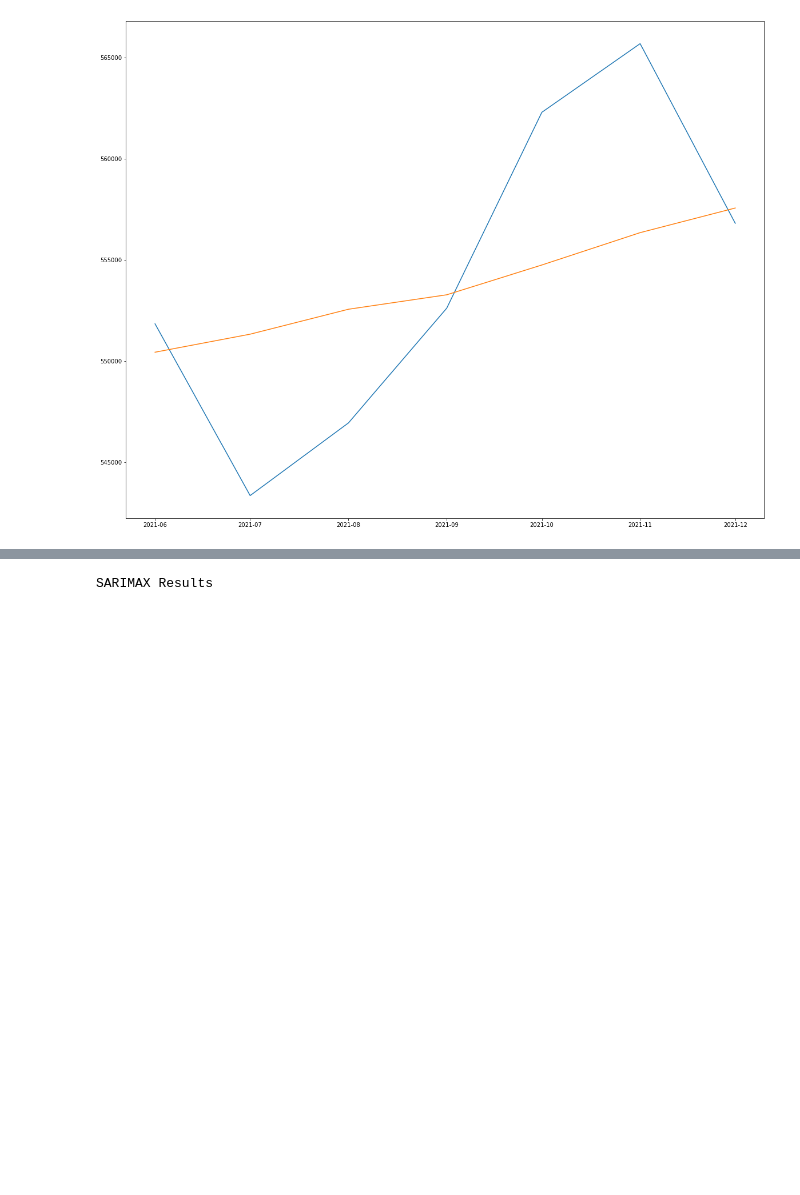
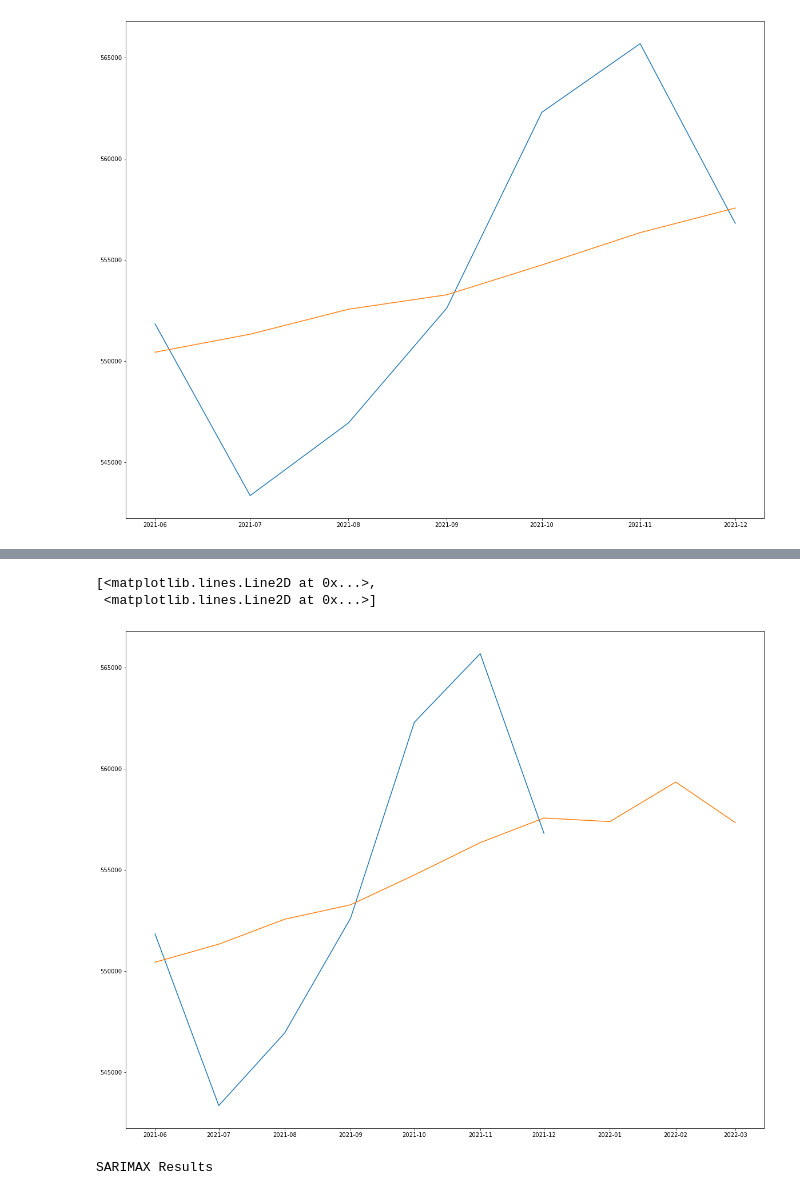
Before and after one commit to ColeBallard/retail-services-data, a Jupyter notebook: Code/Pipeline and ETL/WorkbookETL_ML.ipynb, the cells around one changed output, grey strips where cells are left out. Cells and saved outputs as stored; diff of their text form; code cells hidden in the pictures; blank space fills up the shorter version.

Commit message:
Add files via upload
Push with both forecasted visuals

```diff
--- a/Code/Pipeline and ETL/WorkbookETL_ML.ipynb
+++ b/Code/Pipeline and ETL/WorkbookETL_ML.ipynb
@@ -389,3 +389,16 @@ plt.plot(subplot)
 [<matplotlib.lines.Line2D at 0x...>,
  <matplotlib.lines.Line2D at 0x...>]
 [figure]
+# %%
+extended_forecast_non_stationary = model.predict(n=10, return_conf_int=True)
+# extended_forecast
+dates = ['2022-01-01','2022-02-01','2022-03-01']#, '2022-04-01','2022-05-01','2022-06-01'
+date_in_datetime = []
+for i in dates:
+    date_in_datetime.append(datetime.strptime(i, '%Y-%m-%d'))
+
+extended_index = pd.Index(date_in_datetime)
+new_index = test.index.append(extended_index)
+# print(new_index)
+extended_forecast_df_non_stationary = pd.DataFrame(extended_forecast_non_stationary[0],index = new_index,columns=['Prediction'])
+display(extended_forecast_df_non_stationary)
@@ -392,3 +417,12 @@ plt.plot(subplot)
+# %%
+# baseplot = plt.plot
+extended_subplot_non_stationary = pd.concat([adjusted_superframe['Retail sales, total'].tail(n=7),extended_forecast_df_non_stationary])
+plt.figure(figsize=(20,16))
+plt.plot(extended_subplot_non_stationary)
+# %% [output]
+[<matplotlib.lines.Line2D at 0x...>,
+ <matplotlib.lines.Line2D at 0x...>]
+[figure, added]
 # %%
 model.summary()
 # %% [output]
```
Also changed, not shown: parts of 1 cell of this notebook.
